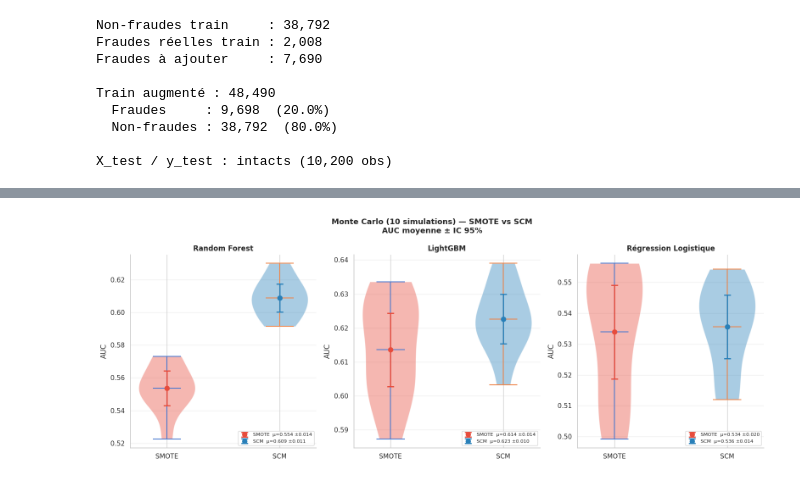
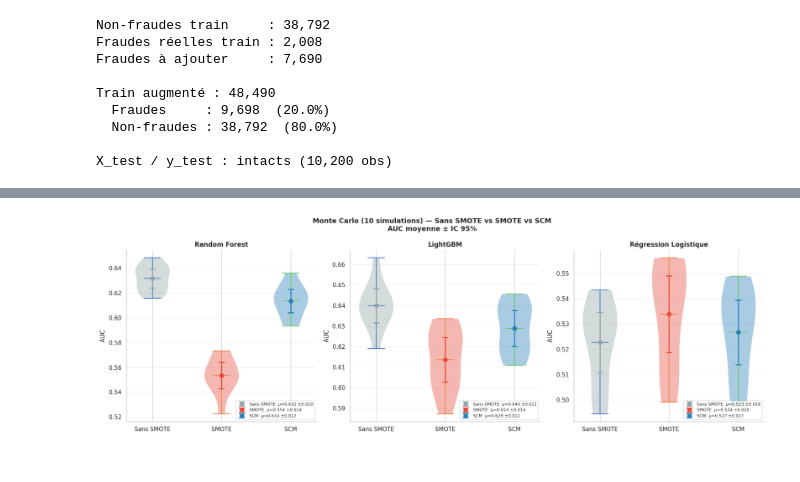
Before and after one commit to Lanier777/PROJET_STATAPP_MILLIMAN, a Jupyter notebook: Analyses_descriptives/Mise_a_jours_stat_desc.ipynb, the cells around one changed output, grey strips where cells are left out. Cells and saved outputs as stored; diff of their text form; code cells hidden in the pictures.

```diff
--- a/Analyses_descriptives/Mise_a_jours_stat_desc.ipynb
+++ b/Analyses_descriptives/Mise_a_jours_stat_desc.ipynb
@@ -925,25 +931,23 @@ CAT_COLS = ['Transaction_Type', 'Device_Used', 'Location', 'Payment_Method']
 TARGET   = 'Fraudulent'
 N_SIM    = 10
 
-# ── Charger UNE SEULE FOIS avant la boucle ───────────────────────────────────
 df_base  = pd.read_csv('Fraud Detection Dataset.csv')
 df_base  = df_base.drop(columns=[c for c in ['Transaction_ID','User_ID']
                                   if c in df_base.columns])
 df_synth = pd.read_csv('fraudes_synthetiques_dag.csv')
 
-results = {'SMOTE': {'RF': [], 'LGB': [], 'LR': []},
-           'SCM':   {'RF': [], 'LGB': [], 'LR': []}}
+results = {'Sans SMOTE': {'RF': [], 'LGB': [], 'LR': []},
+           'SMOTE':      {'RF': [], 'LGB': [], 'LR': []},
+           'SCM':        {'RF': [], 'LGB': [], 'LR': []}}
 
 for seed in range(N_SIM):
     print(f"  Simulation {seed+1:2d}/{N_SIM} ...", end='\r')
 
-    # ── Split ─────────────────────────────────────────────────────────────────
     y_iter = df_base[TARGET]
     X_iter = df_base.drop(columns=[TARGET])
     X_tr, X_te, y_tr, y_te = train_test_split(
         X_iter, y_iter, test_size=0.2, random_state=seed, stratify=y_iter)
 
-    # ── Imputation (fit sur train uniquement) ─────────────────────────────────
     for col in X_tr.columns:
         if X_tr[col].isnull().any() or X_te[col].isnull().any():
             if X_tr[col].dtype in ['int64', 'float64']:
@@ -955,7 +959,6 @@ for seed in range(N_SIM):
                 X_tr[col] = X_tr[col].fillna(y_tr.map(modes))
                 X_te[col] = X_te[col].fillna(y_te.map(modes).fillna(modes.iloc[0]))
 
-    # ── Encodage (fit sur train uniquement) ───────────────────────────────────
     encoders_iter = {}
     for col in CAT_COLS:
         le = LabelEncoder().fit(X_tr[col].astype(str))
@@ -970,36 +973,35 @@ for seed in range(N_SIM):
     y_tr = y_tr.values
     y_te = y_te.values
 
-    # ── SMOTE ─────────────────────────────────────────────────────────────────
+    #  SMOTE
     X_tr_sm, y_tr_sm = SMOTE(random_state=seed).fit_resample(X_tr, y_tr)
 
-    # ── SCM : encoder les synthétiques avec les encoders de cette itération ───
+    #  SCM
     df_s = df_synth.copy()
     for col, le in encoders_iter.items():
         known = set(le.classes_)
         df_s[col] = df_s[col].astype(str).apply(
             lambda v: int(le.transform([v])[0]) if v in known else 0)
 
-    feat_cols     = df_base.drop(columns=[TARGET]).columns
-    X_synth_enc   = df_s[feat_cols].values.astype(float)
-    y_synth_enc   = df_s[TARGET].values
-
+    feat_cols         = df_base.drop(columns=[TARGET]).columns
+    X_synth_enc       = df_s[feat_cols].values.astype(float)
+    y_synth_enc       = df_s[TARGET].values
     n_non_fraud       = (y_tr == 0).sum()
-    n_synth_a_ajouter = min(int(0.25 * n_non_fraud) - (y_tr == 1).sum(),
-                            len(X_synth_enc))
-    n_synth_a_ajouter = max(0, n_synth_a_ajouter)
-    idx = np.random.default_rng(seed).choice(
+    n_synth_a_ajouter = max(0, min(int(0.25 * n_non_fraud) - (y_tr == 1).sum(),
+                                   len(X_synth_enc)))
+    idx      = np.random.default_rng(seed).choice(
         len(X_synth_enc), size=n_synth_a_ajouter, replace=False)
     X_tr_scm = np.vstack([X_tr, X_synth_enc[idx]])
     y_tr_scm = np.concatenate([y_tr, y_synth_enc[idx]])
 
-    # ── Entraînement et AUC ───────────────────────────────────────────────────
+    #  Entraînement et AUC
     def get_auc(model, X_train_loc, y_train_loc):
         model.fit(X_train_loc, y_train_loc)
         return roc_auc_score(y_te, model.predict_proba(X_te)[:, 1])
 
-    for X_aug, y_aug, method in [(X_tr_sm, y_tr_sm, 'SMOTE'),
-                                  (X_tr_scm, y_tr_scm, 'SCM')]:
+    for X_aug, y_aug, method in [(X_tr,    y_tr,    'Sans SMOTE'),
+                                  (X_tr_sm, y_tr_sm, 'SMOTE'),
+                                  (X_tr_scm,y_tr_scm,'SCM')]:
         results[method]['RF'].append(get_auc(
             RandomForestClassifier(n_estimators=50, max_depth=8,
                                    random_state=seed, n_jobs=-1), X_aug, y_aug))
@@ -1011,40 +1013,43 @@ for seed in range(N_SIM):
 
 print(f"\n✅ {N_SIM} simulations terminées\n")
 
-# ── Résultats ─────────────────────────────────────────────────────────────────
+#  Résultats
 MODEL_NAMES = {'RF': 'Random Forest', 'LGB': 'LightGBM', 'LR': 'Régression Logistique'}
 summary = {}
-print(f"{'Méthode':8s} {'Modèle':25s} {'AUC moy':>8s} {'±σ':>7s} {'IC 95%':>22s}")
-print("─" * 75)
-for method in ['SMOTE', 'SCM']:
+print(f"{'Méthode':12s} {'Modèle':25s} {'AUC moy':>8s} {'±σ':>7s} {'IC 95%':>22s}")
+print("─" * 80)
+for method in ['Sans SMOTE', 'SMOTE', 'SCM']:
     for name in ['RF', 'LGB', 'LR']:
-        aucs = np.array(results[method][name])
-        mu   = aucs.mean()
-        sigma= aucs.std()
-        ci   = stats.t.interval(0.95, df=N_SIM-1, loc=mu, scale=stats.sem(aucs))
+        aucs  = np.array(results[method][name])
+        mu    = aucs.mean()
+        sigma = aucs.std()
+        ci    = stats.t.interval(0.95, df=N_SIM-1, loc=mu, scale=stats.sem(aucs))
         summary[(method, name)] = (mu, sigma, ci, aucs)
-        print(f"{method:8s} {MODEL_NAMES[name]:25s} {mu:.4f}   "
+        print(f"{method:12s} {MODEL_NAMES[name]:25s} {mu:.4f}   "
               f"±{sigma:.4f}   [{ci[0]:.4f} – {ci[1]:.4f}]")
 
-# ── Visualisation ─────────────────────────────────────────────────────────────
-COLORS = {'SMOTE': '#E74C3C', 'SCM': '#2980B9'}
-fig, axes = plt.subplots(1, 3, figsize=(16, 6))
-fig.suptitle(f'Monte Carlo ({N_SIM} simulations) — SMOTE vs SCM\nAUC moyenne ± IC 95%',
+#  Visualisation
+COLORS = {'Sans SMOTE': '#95A5A6', 'SMOTE': '#E74C3C', 'SCM': '#2980B9'}
+
+fig, axes = plt.subplots(1, 3, figsize=(18, 6))
+fig.suptitle(f'Monte Carlo ({N_SIM} simulations) — Sans SMOTE vs SMOTE vs SCM\nAUC moyenne ± IC 95%',
              fontsize=13, fontweight='bold')
 
 for ax, mname in zip(axes, ['RF', 'LGB', 'LR']):
-    for i, method in enumerate(['SMOTE', 'SCM']):
+    for i, method in enumerate(['Sans SMOTE', 'SMOTE', 'SCM']):
         mu, sigma, ci, aucs = summary[(method, mname)]
         parts = ax.violinplot([aucs], positions=[i], widths=0.5, showmeans=True)
         for pc in parts['bodies']:
-            pc.set_facecolor(COLORS[method]); pc.set_alpha(0.4)
+            pc.set_facecolor(COLORS[method])
+            pc.set_alpha(0.4)
         ax.errorbar(i, mu, yerr=[[mu - ci[0]], [ci[1] - mu]],
                     fmt='o', color=COLORS[method], capsize=6, capthick=2,
                     linewidth=2, markersize=8,
                     label=f'{method}  μ={mu:.3f} ±{sigma:.3f}')
     ax.set_title(MODEL_NAMES[mname], fontweight='bold')
-    ax.set_ylabel('AUC'); ax.set_xticks([0, 1])
-    ax.set_xticklabels(['SMOTE', 'SCM'])
+    ax.set_ylabel('AUC')
+    ax.set_xticks([0, 1, 2])
+    ax.set_xticklabels(['Sans SMOTE', 'SMOTE', 'SCM'])
     ax.legend(fontsize=8, loc='lower right')
     ax.grid(True, alpha=0.3, axis='y')
     ax.spines[['top', 'right']].set_visible(False)
@@ -1066,4 +1074,4 @@ SCM      Régression Logistique     0.5356   ±0.0137   [0.5253 – 0.5459]
-[figure, old version]
+[figure, new version]
 # %%
 import numpy as np
 import pandas as pd
```
Also changed, not shown: parts of 6 cells of this notebook, 32 other files.
